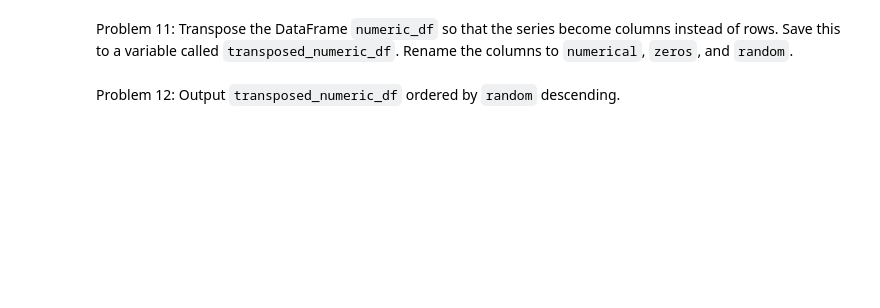
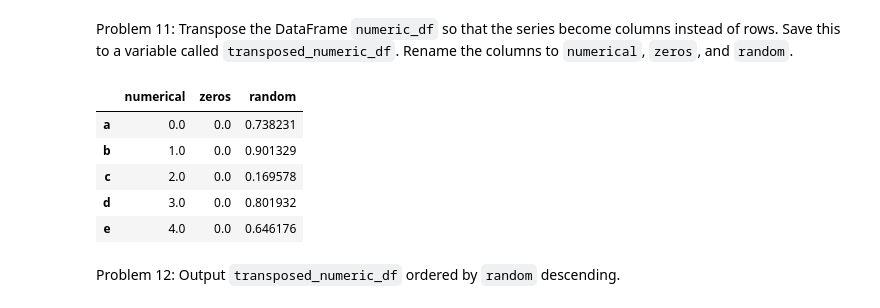
Before and after one commit to jklinck/AD450Winter2026, a Jupyter notebook: week_4_panadas.ipynb, the cells around one changed output. Saved outputs shown, nothing was run; the diff lists cells and outputs as text; code cells hidden in the pictures; blank space fills up the shorter version.

```diff
--- a/week_4_panadas.ipynb
+++ b/week_4_panadas.ipynb
@@ -136,4 +209,15 @@ DataFrame called `numeric_df` from these three series. Each series will be a row
 # %% [markdown]
 Problem 11: Transpose the DataFrame `numeric_df` so that the series become columns instead of rows. Save this to a variable called `transposed_numeric_df`. Rename the columns to `numerical`, `zeros`, and `random`.
+# %%
+transposed_numeric_df = numeric_df.T
+transposed_numeric_df.columns = ["numerical", "zeros", "random"]
+transposed_numeric_df
+# %% [output]
+|  | numerical | zeros | random |
+| a | 0.0 | 0.0 | 0.738231 |
+| b | 1.0 | 0.0 | 0.901329 |
+| c | 2.0 | 0.0 | 0.169578 |
+| d | 3.0 | 0.0 | 0.801932 |
+| e | 4.0 | 0.0 | 0.646176 |
 # %% [markdown]
 Problem 12: Output `transposed_numeric_df` ordered by `random` descending.
```
Also changed, not shown: parts of 9 cells of this notebook.
